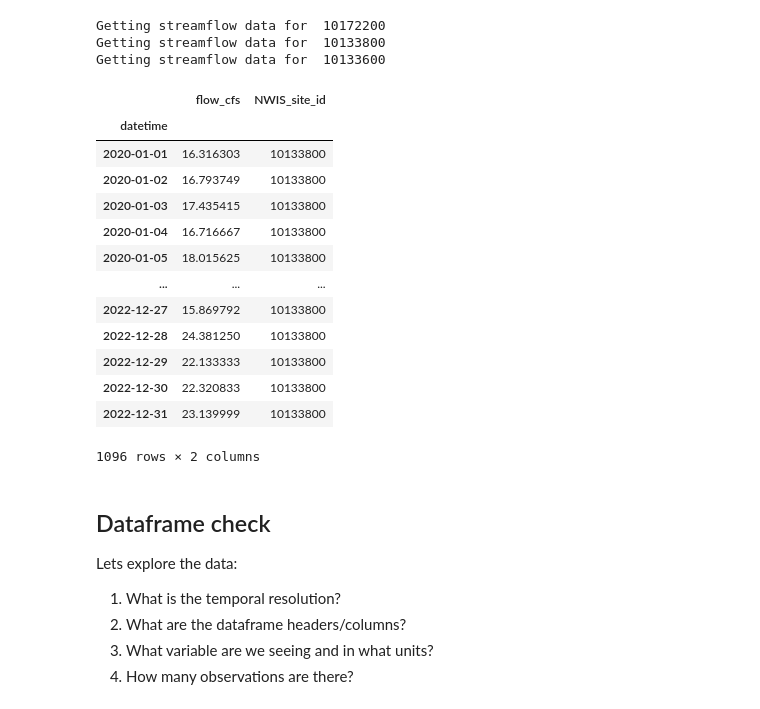
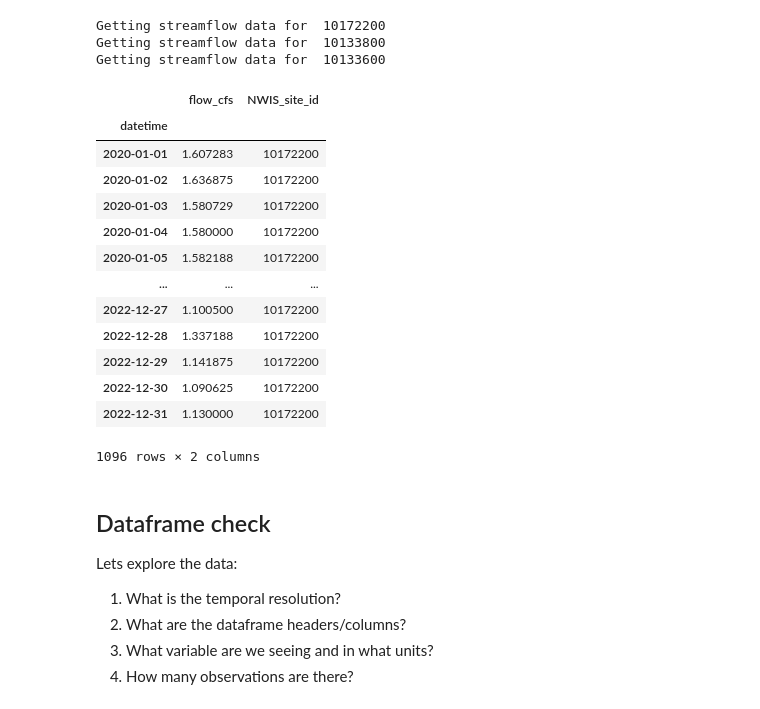
Before and after one commit to whitelightning450/GEE_Workshop, a Jupyter notebook: GEE_ML_Workflow/GEE_Workshop_CH1.5.ipynb, the cells around one changed output. Saved outputs shown, nothing was run; the diff lists cells and outputs as text; code cells hidden in the pictures.

```diff
--- a/GEE_ML_Workflow/GEE_Workshop_CH1.5.ipynb
+++ b/GEE_ML_Workflow/GEE_Workshop_CH1.5.ipynb
@@ -73,21 +75,21 @@ Getting streamflow data for  10172200
 Getting streamflow data for  10133800
 Getting streamflow data for  10133600
 # %%
-flow['10133800']
+flow['10172200']
 # %% [output]
 |  | flow_cfs | NWIS_site_id |
 | datetime |  |  |
-| 2020-01-01 | 16.316303 | 10133800 |
-| 2020-01-02 | 16.793749 | 10133800 |
-| 2020-01-03 | 17.435415 | 10133800 |
-| 2020-01-04 | 16.716667 | 10133800 |
-| 2020-01-05 | 18.015625 | 10133800 |
+| 2020-01-01 | 1.607283 | 10172200 |
+| 2020-01-02 | 1.636875 | 10172200 |
+| 2020-01-03 | 1.580729 | 10172200 |
+| 2020-01-04 | 1.580000 | 10172200 |
+| 2020-01-05 | 1.582188 | 10172200 |
 | ... | ... | ... |
-| 2022-12-27 | 15.869792 | 10133800 |
-| 2022-12-28 | 24.381250 | 10133800 |
-| 2022-12-29 | 22.133333 | 10133800 |
-| 2022-12-30 | 22.320833 | 10133800 |
-| 2022-12-31 | 23.139999 | 10133800 |
+| 2022-12-27 | 1.100500 | 10172200 |
+| 2022-12-28 | 1.337188 | 10172200 |
+| 2022-12-29 | 1.141875 | 10172200 |
+| 2022-12-30 | 1.090625 | 10172200 |
+| 2022-12-31 | 1.130000 | 10172200 |
 1096 rows × 2 columns
 # %% [markdown]
 ## Dataframe check
```
Also changed, not shown: parts of 8 cells of this notebook, 3 other files.
